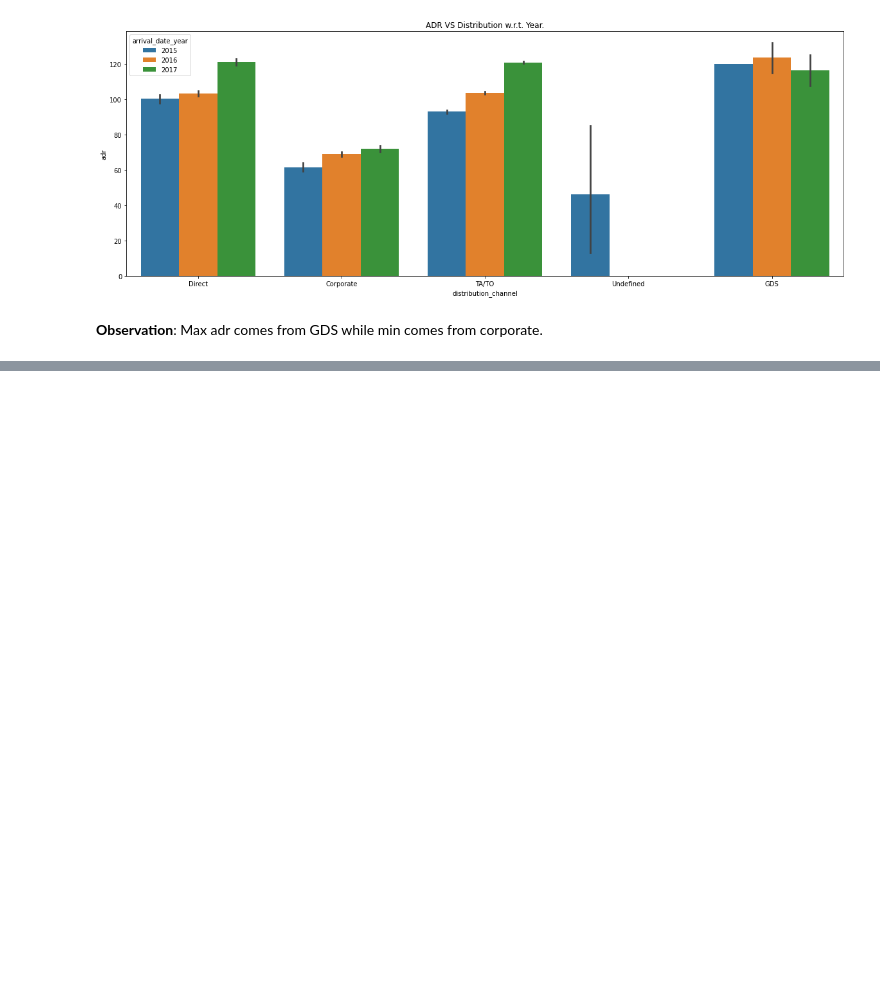
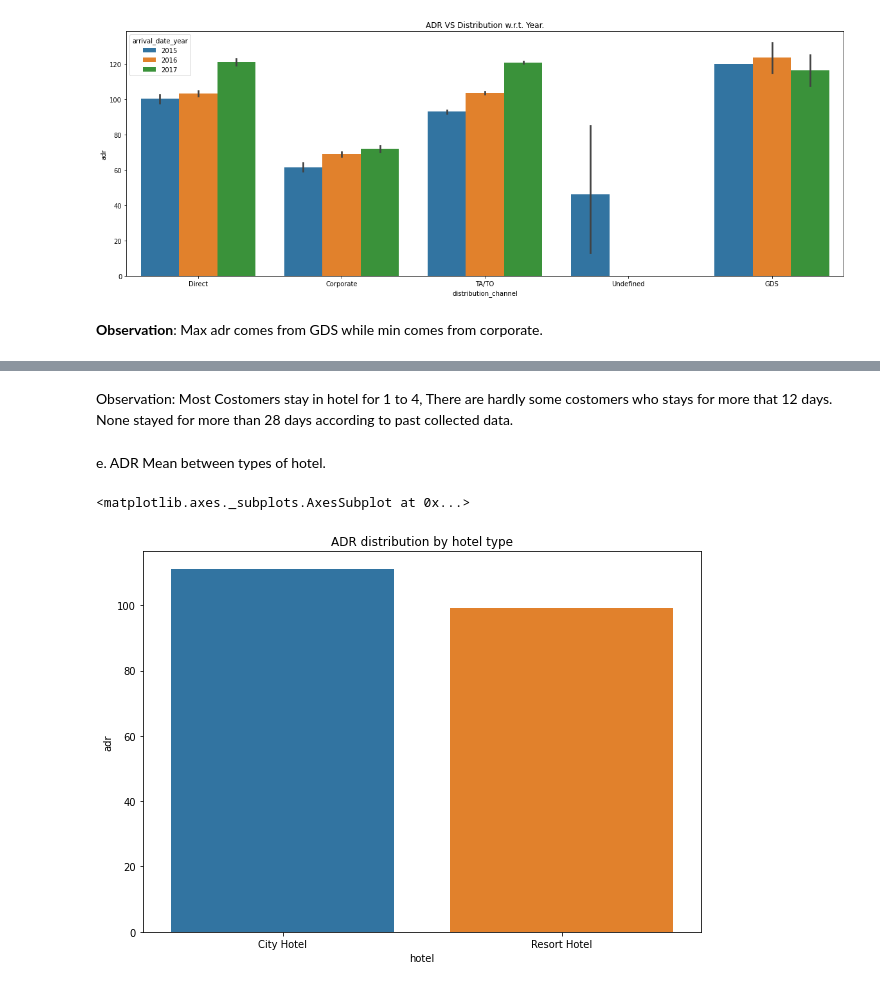
Before and after one commit to akashsinghsharma/almabetter-pythonEDA-project, a Jupyter notebook: Hotel_Booking_Analysis.ipynb, the cells around one changed output, grey strips where cells are left out. Cells and saved outputs as stored; diff of their text form; code cells hidden in the pictures; blank space fills up the shorter version.

```diff
--- a/Hotel_Booking_Analysis.ipynb
+++ b/Hotel_Booking_Analysis.ipynb
@@ -280,0 +292,19 @@ sns.barplot(data = hotel_data_copy , x = 'distribution_channel' , y = 'adr' , hu
+# %% [markdown]
+Observation: Most Costomers stay in hotel for 1 to 4, There are hardly some costomers who stays for more that 12 days. None stayed for more than 28 days according to past collected data.
+# %% [markdown]
+e. ADR Mean between types of hotel.
+# %%
+#group by hotel and making a df with mean of adr.
+group_by_hotel = hotel_data_copy.groupby('hotel')
+Mean_adr = group_by_hotel['adr'].mean().reset_index()
+
+plt.figure(figsize = (10,7))
+
+plt.xlabel('hotel')
+plt.ylabel('adr')
+plt.title('ADR distribution by hotel type')
+
+sns.barplot(x= Mean_adr['hotel'] , y = Mean_adr['adr'])
+# %% [output]
+<matplotlib.axes._subplots.AxesSubplot at 0x...>
+[figure, added]
```
Also changed, not shown: parts of 9 cells of this notebook.
